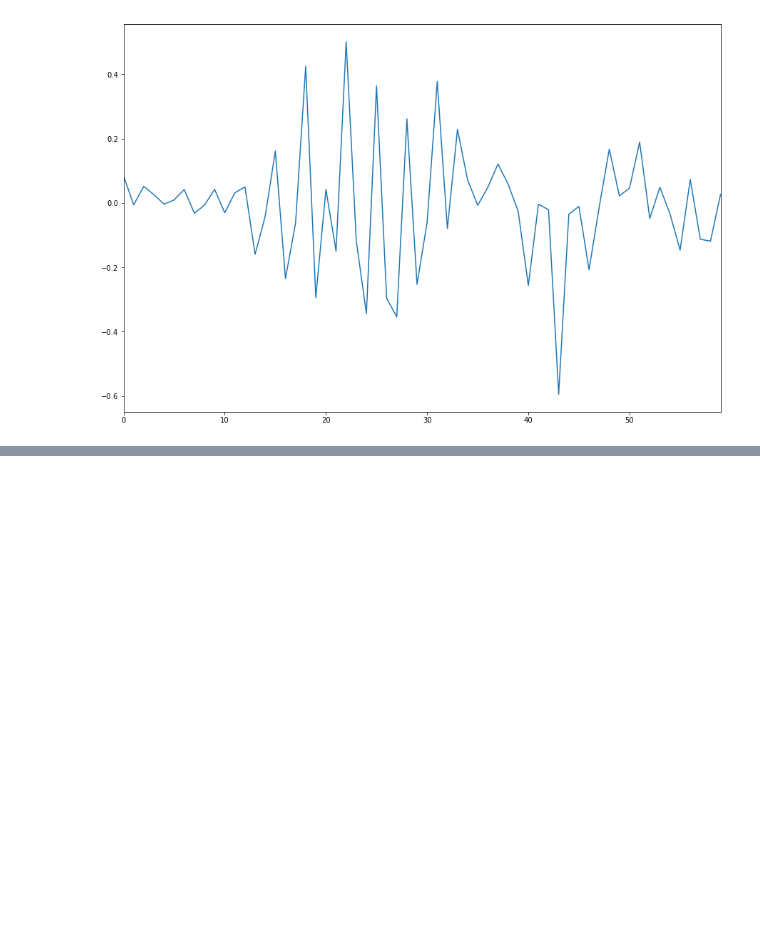
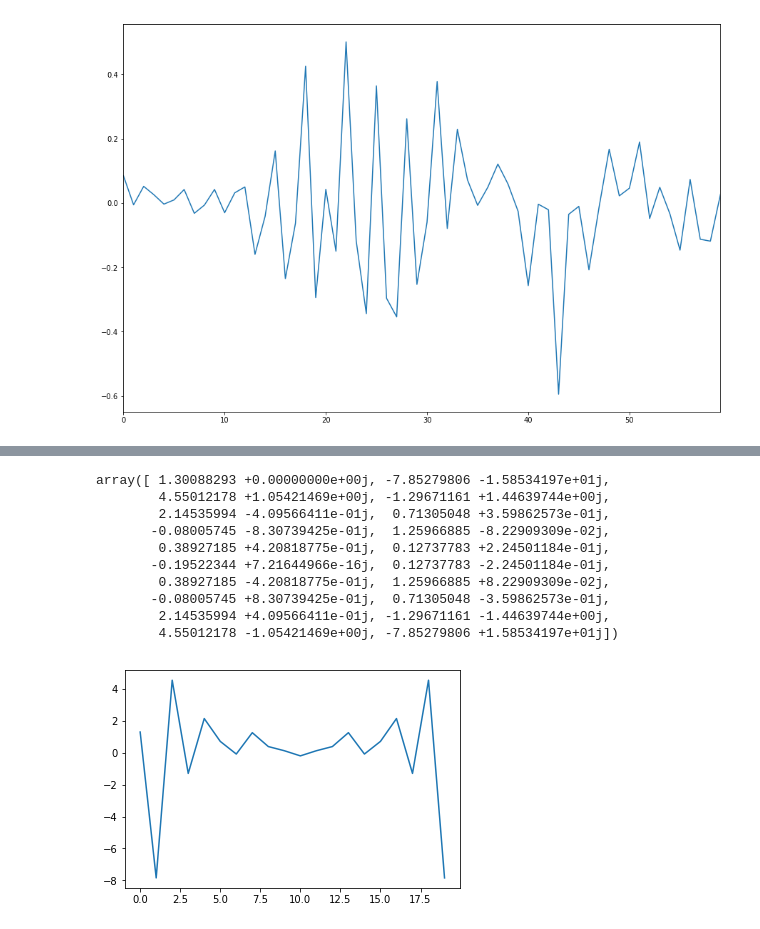
Before and after one commit to tripzone/accelorometerML, a Jupyter notebook: mlEngine/accelero.ipynb, the cells around one changed output, grey strips where cells are left out. Saved outputs shown, nothing was run; the diff lists cells and outputs as text; code cells hidden in the pictures; blank space fills up the shorter version.

```diff
--- a/mlEngine/accelero.ipynb
+++ b/mlEngine/accelero.ipynb
@@ -51,0 +54,20 @@ See the caveats in the documentation: http://pandas.pydata.org/pandas-docs/stabl
+# %%
+
+yy = y2n.iloc[0]
+# print(yy)
+# print(np.shape(yy))
+ff = fft(yy)
+plot(range(len(ff)), ff)
+ff
+# %% [output]
+array([ 1.30088293 +0.00000000e+00j, -7.85279806 -1.58534197e+01j,
+        4.55012178 +1.05421469e+00j, -1.29671161 +1.44639744e+00j,
+        2.14535994 -4.09566411e-01j,  0.71305048 +3.59862573e-01j,
+       -0.08005745 -8.30739425e-01j,  1.25966885 -8.22909309e-02j,
+        0.38927185 +4.20818775e-01j,  0.12737783 +2.24501184e-01j,
+       -0.19522344 +7.21644966e-16j,  0.12737783 -2.24501184e-01j,
+        0.38927185 -4.20818775e-01j,  1.25966885 +8.22909309e-02j,
+       -0.08005745 +8.30739425e-01j,  0.71305048 -3.59862573e-01j,
+        2.14535994 +4.09566411e-01j, -1.29671161 -1.44639744e+00j,
+        4.55012178 -1.05421469e+00j, -7.85279806 +1.58534197e+01j])
+[figure, added]
```
Also changed, not shown: parts of 15 cells of this notebook, 4 other files.
